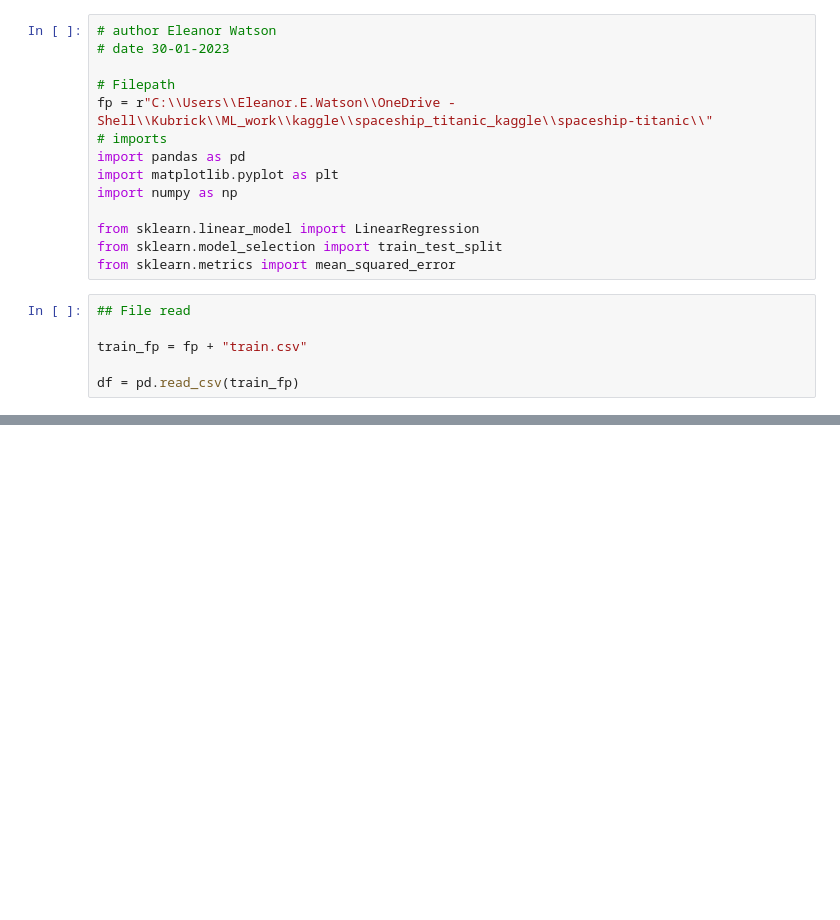
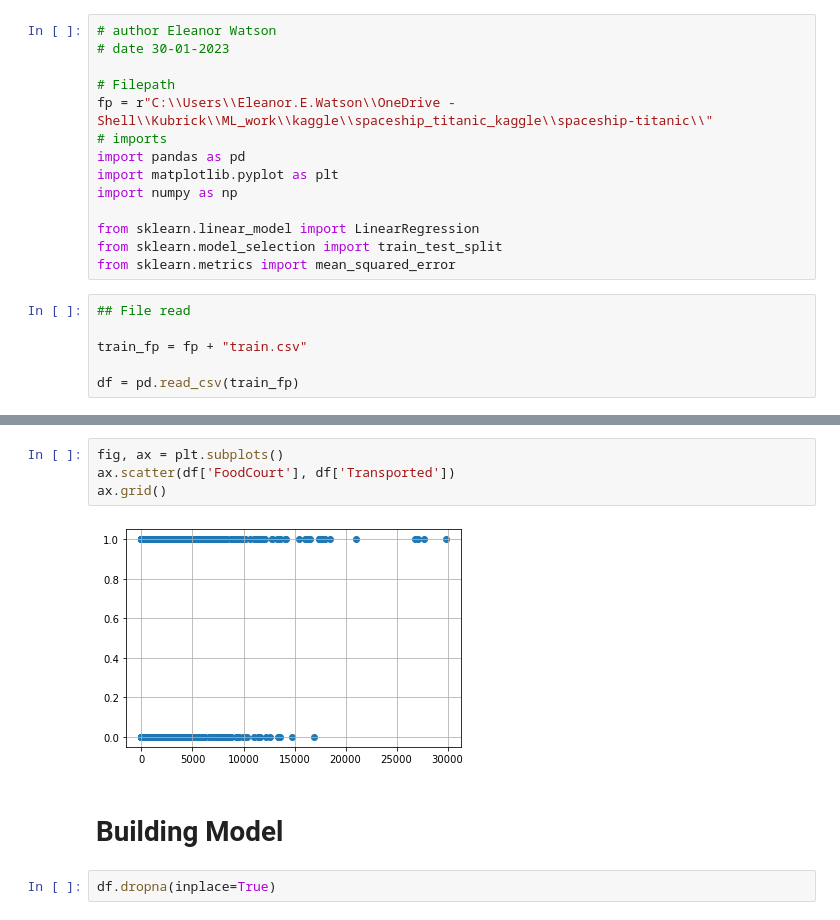
Before and after one commit to ewatson-shell/spaceship_titanic_kaggle, a Jupyter notebook: spaceship-titanic/SpaceShipTitanicipynb.ipynb, the cells around one changed output, grey strips where cells are left out. Drawn from its saved outputs; the diff is of its cells as text; blank space fills up the shorter version.

```diff
--- a/spaceship-titanic/SpaceShipTitanicipynb.ipynb
+++ b/spaceship-titanic/SpaceShipTitanicipynb.ipynb
@@ -31,0 +46,10 @@ ax.plot()
+# %%
+fig, ax = plt.subplots()
+ax.scatter(df['FoodCourt'], df['Transported'])
+ax.grid()
+# %% [output]
+[figure, added]
+# %% [markdown]
+# Building Model
+# %%
+df.dropna(inplace=True)
```
Also changed, not shown: parts of 18 cells of this notebook.
